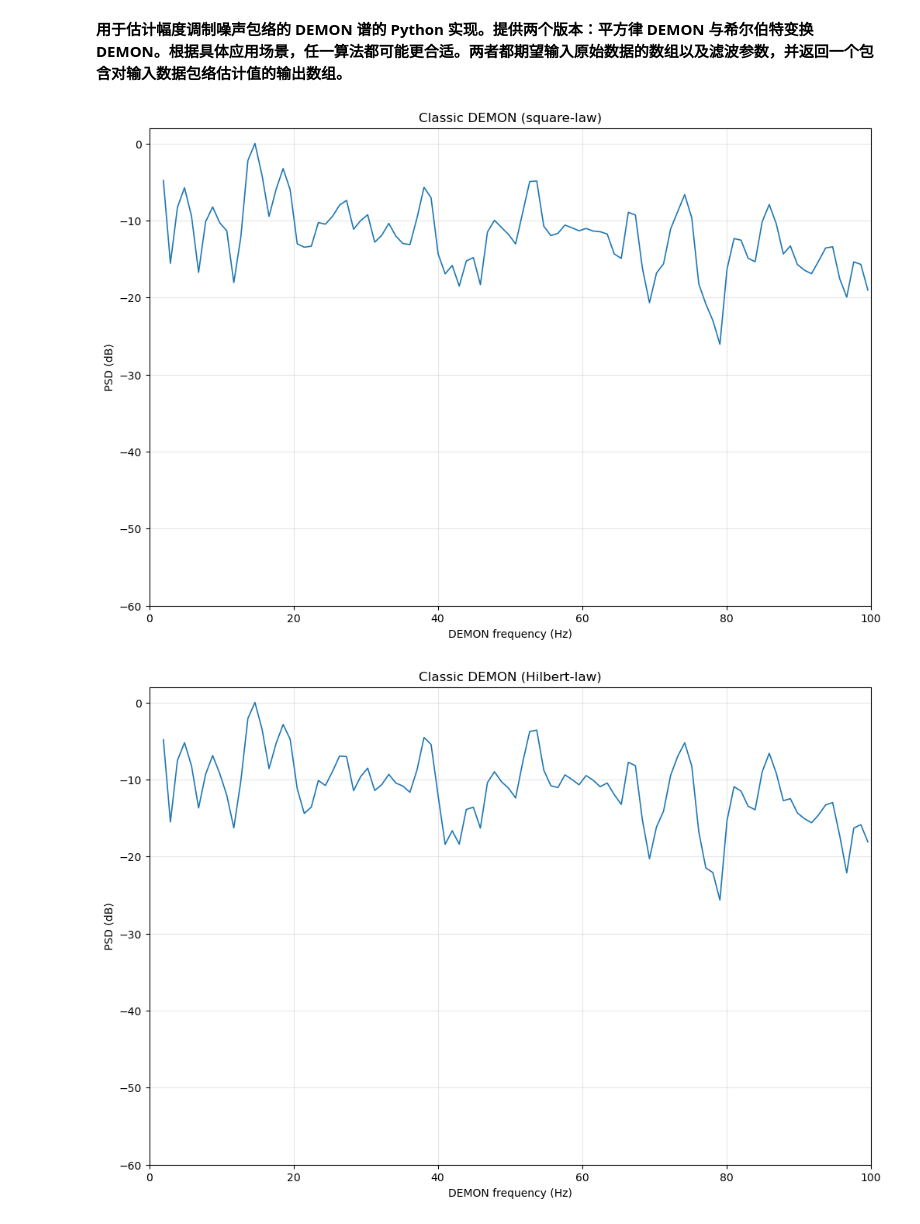
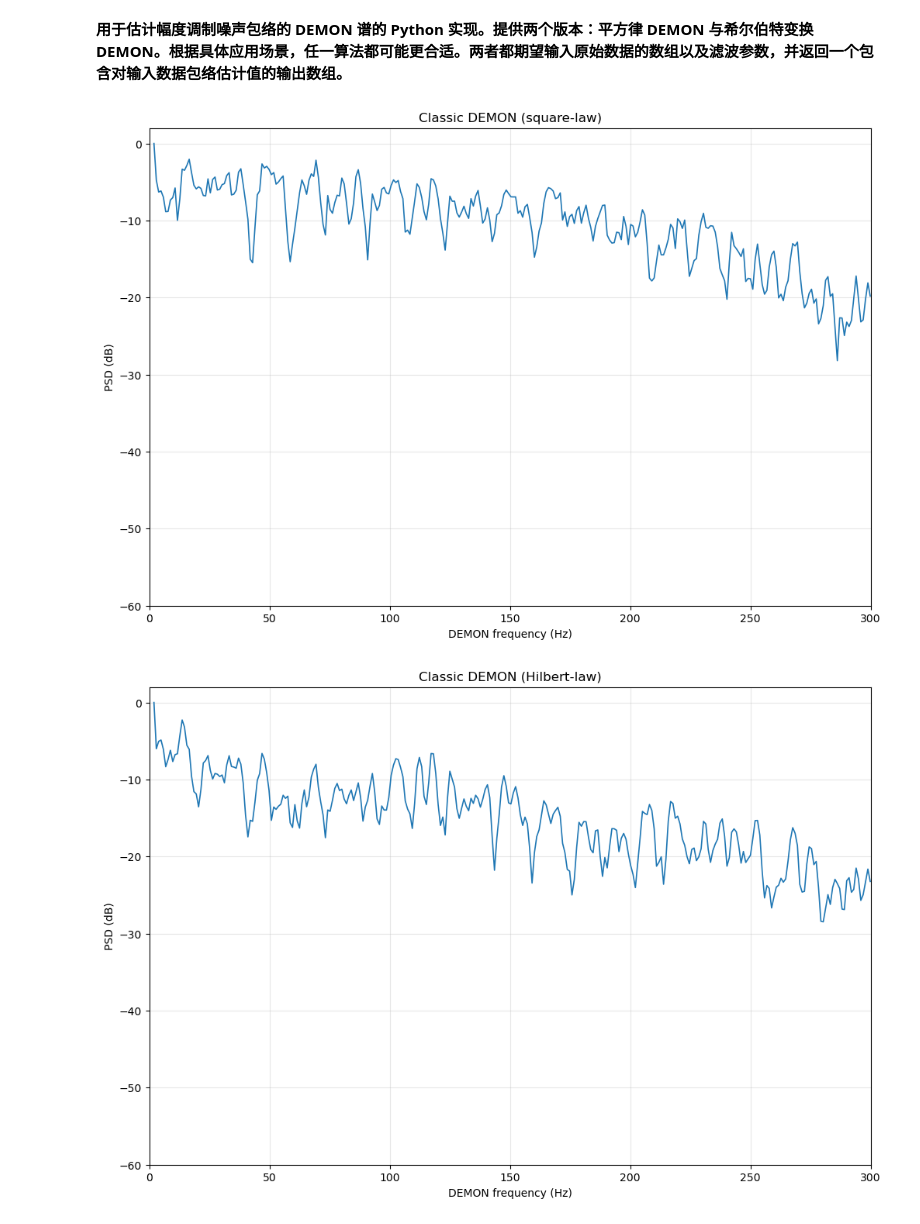
Before and after one commit to YoungBossX/Multi-feature-fusion-model-for-ship-audio, a Jupyter notebook: feature_extraction/physical_signiﬁcance_feature/DEMON.ipynb, the cells around one changed output. Drawn from its saved outputs; the diff is of its cells as text; code cells hidden in the pictures.

```diff
--- a/feature_extraction/physical_signiﬁcance_feature/DEMON.ipynb
+++ b/feature_extraction/physical_signiﬁcance_feature/DEMON.ipynb
@@ -97,7 +97,7 @@ def demon_classic_hilbert(waveform, sample_rate, band_hz, lp_env_hz, env_sr, iir
     env -= env.mean()
 
     # ---- 5) Welch 功率谱密度（与平方律保持一致）----
-    nperseg = min(1024, len(env)) if len(env) >= 512 else max(256, len(env)//2)
+    nperseg = min(2048, len(env)) if len(env) >= 512 else max(256, len(env)//2)
     nperseg = max(128, nperseg)
     freqs, Pxx = sg.welch(env, fs=env_sr_out, window='hann',
                           nperseg=nperseg, noverlap=int(nperseg * 0.75),
@@ -153,14 +153,14 @@ def plot_demon_spectrum(spectrum, freqs, xlim_hz, title, save_path=None, drop_dc
         plt.savefig(save_path, dpi=300, bbox_inches="tight")
     plt.show()
 # %%
-audio_file = r"E:\数据集\ShipEar\data_preprocessing\4_Frame_Windows_2s_50%\6__10_07_13_marDeCangas_Entra_218.wav"
+audio_file = r"E:\数据集\ShipEar\data_preprocessing\7_Frame_Windows_8s_50%\6__10_07_13_marDeCangas_Entra_18.wav"
 waveform, sample_rate = librosa.load(audio_file, sr=None)
-demon_square_features = demon_classic_square(waveform, sample_rate, band_hz=(200.0, 2000.0), lp_env_hz=100, env_sr=1000, iir_order=4)
-plot_demon_spectrum(demon_square_features["spectrum"], demon_square_features["freqs"], xlim_hz=100, title="Classic DEMON (square-law)")
+demon_square_features = demon_classic_square(waveform, sample_rate, band_hz=(200,800), lp_env_hz=300, env_sr=2000, iir_order=4)
+plot_demon_spectrum(demon_square_features["spectrum"], demon_square_features["freqs"], xlim_hz=300, title="Classic DEMON (square-law)")
 # %% [output]
-[figure, old version]
+[figure, new version]
 # %%
-demon_hilbert_features = demon_classic_hilbert(waveform, sample_rate, band_hz=(200.0, 2000.0), lp_env_hz=100, env_sr=1000, iir_order=4)
-plot_demon_spectrum(demon_hilbert_features["spectrum"], demon_hilbert_features["freqs"], xlim_hz=100, title="Classic DEMON (Hilbert-law)")
+demon_hilbert_features = demon_classic_hilbert(waveform, sample_rate, band_hz=(200.0, 8000.0), lp_env_hz=300, env_sr=2000, iir_order=4)
+plot_demon_spectrum(demon_hilbert_features["spectrum"], demon_hilbert_features["freqs"], xlim_hz=300, title="Classic DEMON (Hilbert-law)")
 # %% [output]
-[figure, old version]
+[figure, new version]
```
Also changed, not shown: parts of 1 cell of this notebook, 3 other files.
